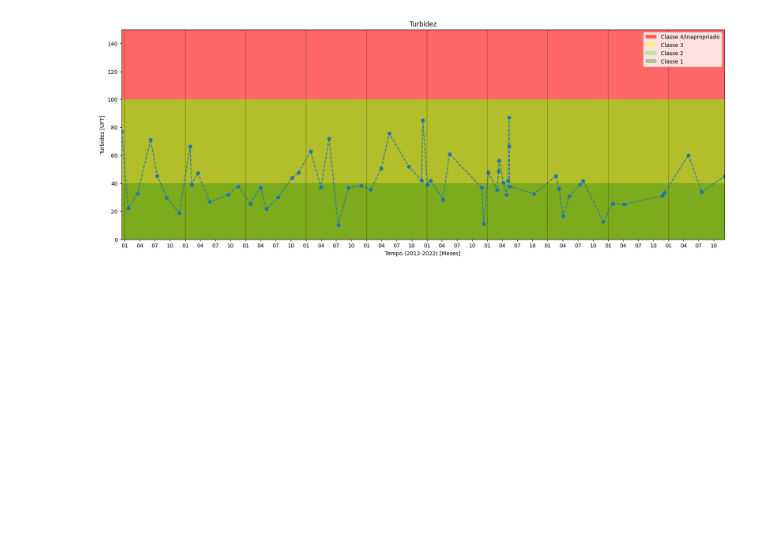
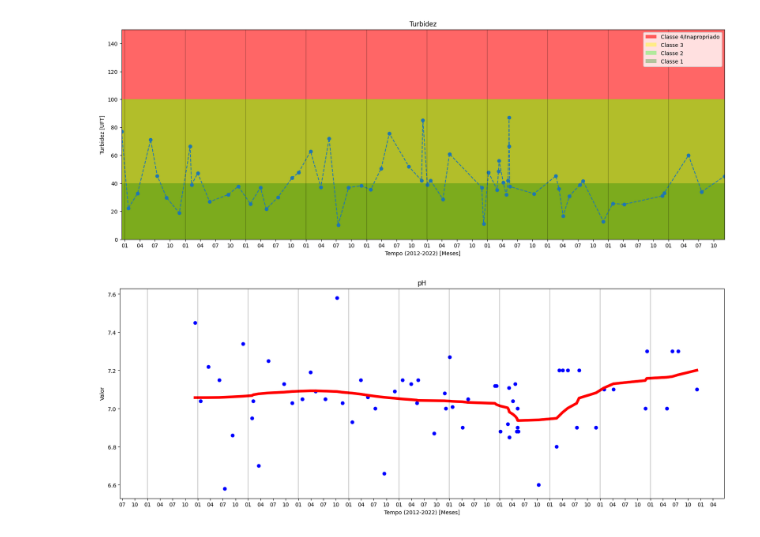
Before and after one commit to MekhyW/Analise-agua-Rio-Pinheiros, a Jupyter notebook: Exploratory.ipynb, the cells around one changed output. Drawn from its saved outputs; the diff is of its cells as text; code cells hidden in the pictures; blank space fills up the shorter version.

Commit message:
Polynomial regressions

```diff
--- a/Exploratory.ipynb
+++ b/Exploratory.ipynb
@@ -184,3 +184,31 @@ plot_historic_conama('Residuo Total', df_2012_2022_solidos['datetime'], df_2012_
 plot_historic_conama('Turbidez', df_2012_2022_turbidez['datetime'], df_2012_2022_turbidez['Valor'].astype(float), 'Tempo (2012-2022) [Meses]', 'Turbidez [UFT]', limites_turbidez, [0, 150])
 # %% [output]
 [figure]
+# %%
+from sklearn.preprocessing import PolynomialFeatures
+from sklearn.linear_model import LinearRegression
+
+def fit_polynomial_plot(title, datetimes, y, datetimes_label, y_label):
+    fig, ax = plt.subplots(figsize=(20,7))
+    plt.title(title)
+    plt.xlabel(datetimes_label)
+    plt.ylabel(y_label)
+    poly_reg = PolynomialFeatures(degree=10)
+    X = np.linspace(0, len(y), len(y))
+    X = X.reshape(-1, 1)
+    Y = y.values.reshape(-1, 1)
+    X_poly = poly_reg.fit_transform(X)
+    pol_reg = LinearRegression()
+    pol_reg.fit(X_poly, Y)
+    plt.scatter(datetimes, y, color='blue')
+    plt.plot(datetimes, pol_reg.predict(poly_reg.fit_transform(X)), color='red', linewidth=5)
+    for year in range(2012, 2023):
+        plt.axvline(pd.to_datetime(str(year)), color='k', linestyle='-', alpha=0.2)
+    ax.xaxis.set_major_locator(mdates.MonthLocator())
+    ax.xaxis.set_major_formatter(mdates.DateFormatter('%m'))
+    ax.set_xticks(ax.get_xticks()[::3])
+    plt.show()
+# %%
+fit_polynomial_plot('pH', df_2012_2022_ph['datetime'], df_2012_2022_ph['Valor'].astype(float), 'Tempo (2012-2022) [Meses]', 'Valor')
+# %% [output]
+[figure, added]
```
Also changed, not shown: parts of 7 cells of this notebook.
